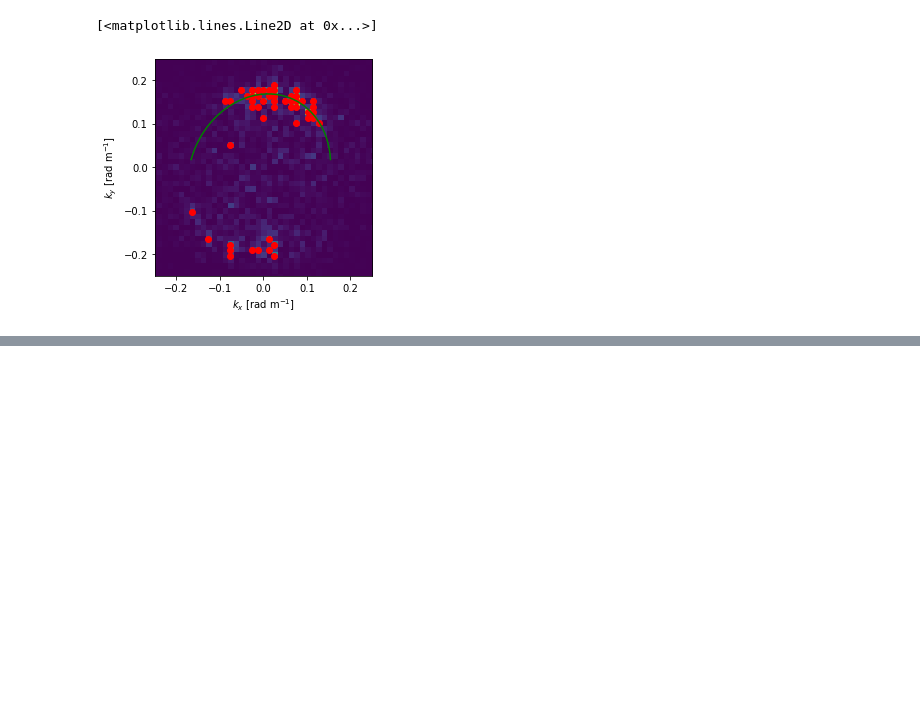
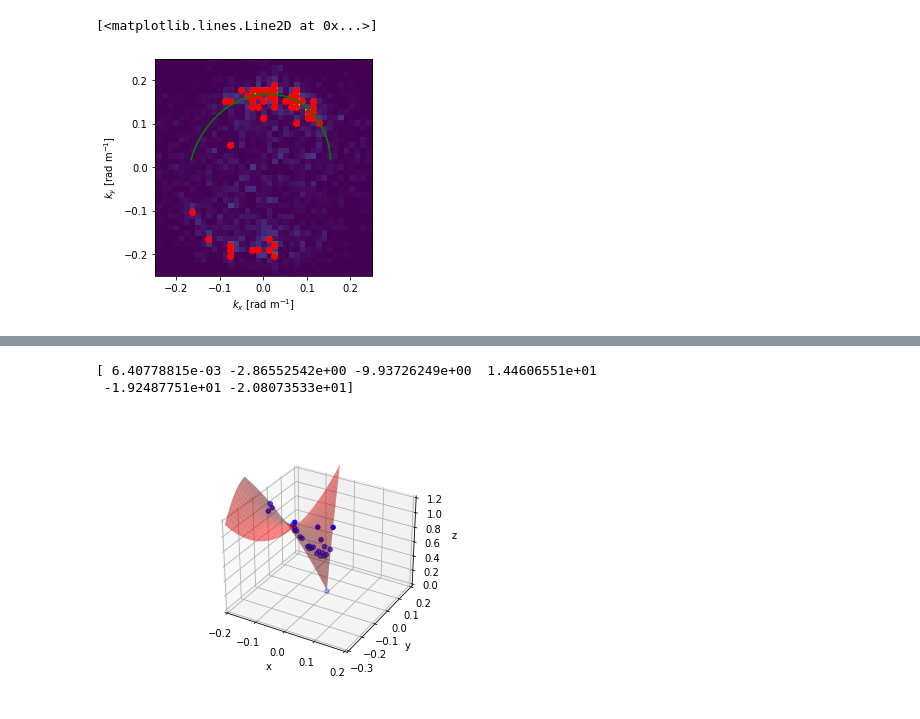
Before and after one commit to joeyanderson1/4th-Year-Thesis, a Jupyter notebook: Filtering Tel-Aviv Triplets.ipynb, the cells around one changed output, grey strips where cells are left out. Saved outputs shown, nothing was run; the diff lists cells and outputs as text; code cells hidden in the pictures; blank space fills up the shorter version.

```diff
--- a/Filtering Tel-Aviv Triplets.ipynb
+++ b/Filtering Tel-Aviv Triplets.ipynb
@@ -1158,0 +1090,58 @@ plt.show()
+# %%
+# Find the maximum and minimum x values
+i_max, = np.where(np.isclose(x, np.max(x)))
+i_min, = np.where(np.isclose(x, np.min(x)))
+x_max = x[i_max][0]
+x_min = x[i_min][0]
+
+# Find the corresponding y values (i.e. y values of those points where x is maximum)
+y_max = y[i_max][0]
+y_min = y[i_min][0]
+
+# Function finding 2D-line coefficients, based on this answer https://stackoverflow.com/a/21566184/3715182
+def line_coeffs(points):
+    x_coords, y_coords = zip(*points)
+    A = vstack([x_coords, ones(len(x_coords))]).T
+    # y = a*x + b
+    a, b = lstsq(A, y_coords, rcond=None)[0]
+    return (a, b)
+
+# Find coefficients of the two lines "limiting" all points left and right across the x-axis in the XY-plane
+k1_max, k2_max = line_coeffs([(x_max, y_max), (0, 0)])
+k1_min, k2_min = line_coeffs([(x_min, y_min), (0, 0)])
+
+# Define mathematical function for curve fitting
+def func(xy, a, b, c, d, e, f):
+    x, y = xy
+    return a + b*x + c*y + d*x**2 + e*y**2 + f*x*y
+
+# Perform curve fitting
+popt, pcov = curve_fit(func, (x, y), z)
+
+# Print optimized parameters
+print(popt)
+
+# Create 3D plot of the data points and the fitted curve
+fig = plt.figure()
+ax = fig.add_subplot(111, projection='3d')
+ax.scatter(x, y, z, color='blue')
+x_range = np.linspace(-0.2, 0.2, 1000)
+y_range = np.linspace(-0.3, 0.2, 1000)
+X, Y = np.meshgrid(x_range, y_range)
+Z = func((X, Y), *popt)
+# Limit the surface with a condition, forcing its XY-projections to be within the area limited by two lines
+ax.plot_surface(np.where(X >= (Y - k2_min)/k1_min, np.where(X <= (Y - k2_max)/k1_max, X, np.nan), np.nan), Y, Z, color='red', alpha=0.5)
+
+ax.set_xlim([-0.2, 0.2])
+ax.set_ylim([-0.3, 0.2])
+ax.set_zlim([0,1.2])
+
+ax.set_xlabel('x')
+ax.set_ylabel('y')
+ax.set_zlabel('z')
+
+plt.show()
+# %% [output]
+[ 6.40778815e-03 -2.86552542e+00 -9.93726249e+00  1.44606551e+01
+ -1.92487751e+01 -2.08073533e+01]
+[figure, added]
```
Also changed, not shown: parts of 44 cells of this notebook.
